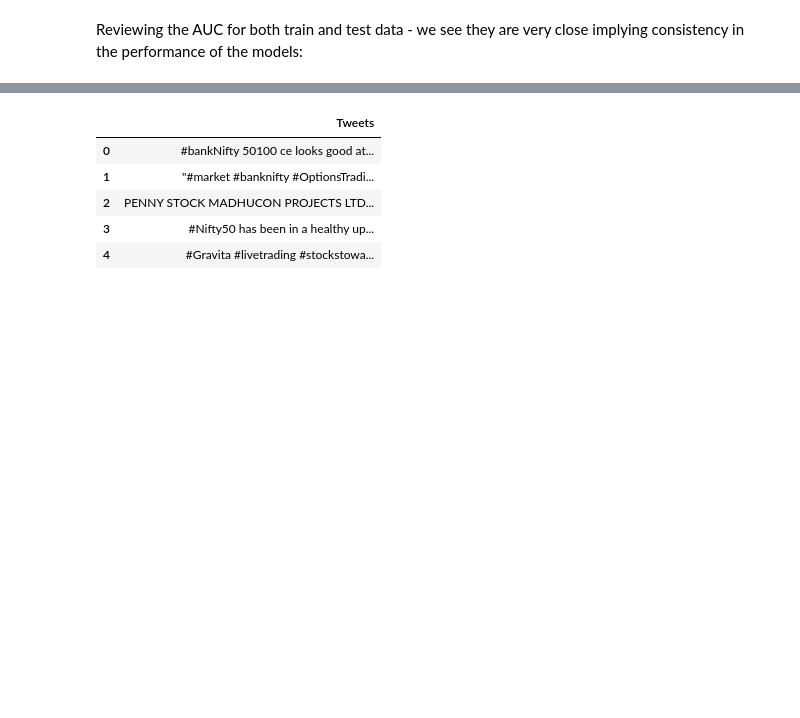
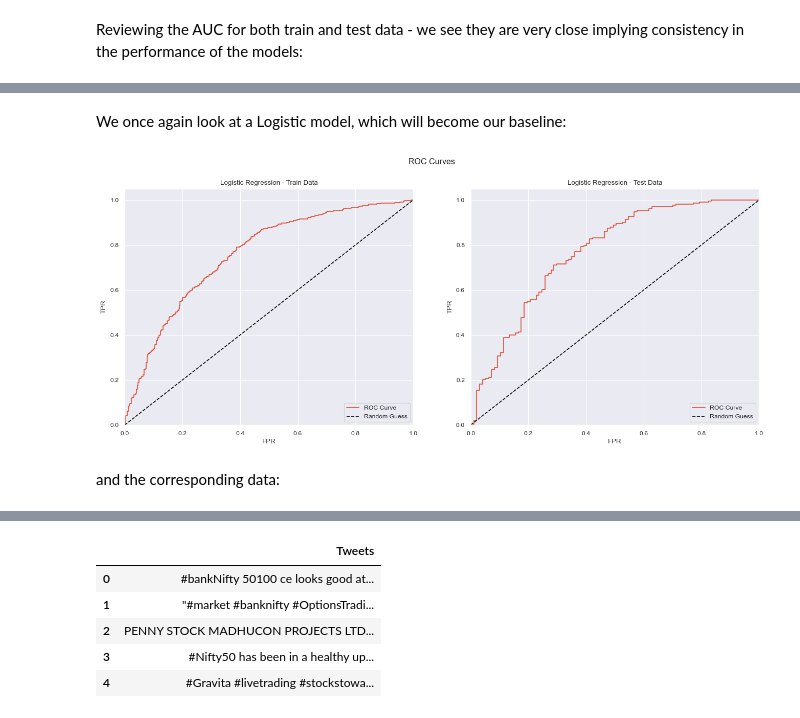
Before and after one commit to cowboysmall-courses/dsi-dsp, a Jupyter notebook: report/report.ipynb, the cells around one changed output, grey strips where cells are left out. Cells and saved outputs as stored; diff of their text form; code cells hidden in the pictures; blank space fills up the shorter version.

```diff
--- a/report/report.ipynb
+++ b/report/report.ipynb
@@ -860,3 +805,0 @@ next, we...
-# %%
-model = DecisionTreeClassifier(max_depth = 10, min_samples_split = 0.4, splitter = "random", random_state = 1337)
-model_metrics(X_train, X_test, y_train, y_test, model, name = "Decision Tree")
@@ -885,3 +805,0 @@ next, we...
-# %%
-model = RandomForestClassifier(max_depth = 10, min_samples_split = 0.2, random_state = 1337)
-model_metrics(X_train, X_test, y_train, y_test, model, name = "Random Forest")
@@ -910,3 +805,0 @@ next, ww...
-# %%
-model = SVC(C = 1, kernel = "linear", probability = True, random_state = 1337)
-model_metrics(X_train, X_test, y_train, y_test, model, name = "SVC")
@@ -935,6 +805,0 @@ next, we...
-# %%
-scaler = MinMaxScaler()
-scaler.fit(X_train)
-
-model = MLPClassifier(alpha = 0.001, max_iter = 1000, random_state = 1337)
-model_metrics(scaler.transform(X_train), scaler.transform(X_test), y_train, y_test, model, name = "MLP")
@@ -962,0 +897,11 @@ Train Data - AUC ROC: 0.773263939235945
+# %% [markdown]
+We once again look at a Logistic model, which will become our baseline:
+# %%
+#| label: model-metrics-plots-logistic
+
+model_log = LogisticRegression(max_iter = 1000, random_state = 1337)
+model_metrics_plots(X_train, X_test, y_train, y_test, model_log, name = "Logistic Regression")
+# %% [output]
+[figure, added]
+# %% [markdown]
+and the corresponding data:
```
Also changed, not shown: parts of 98 cells of this notebook, 4 other files.
